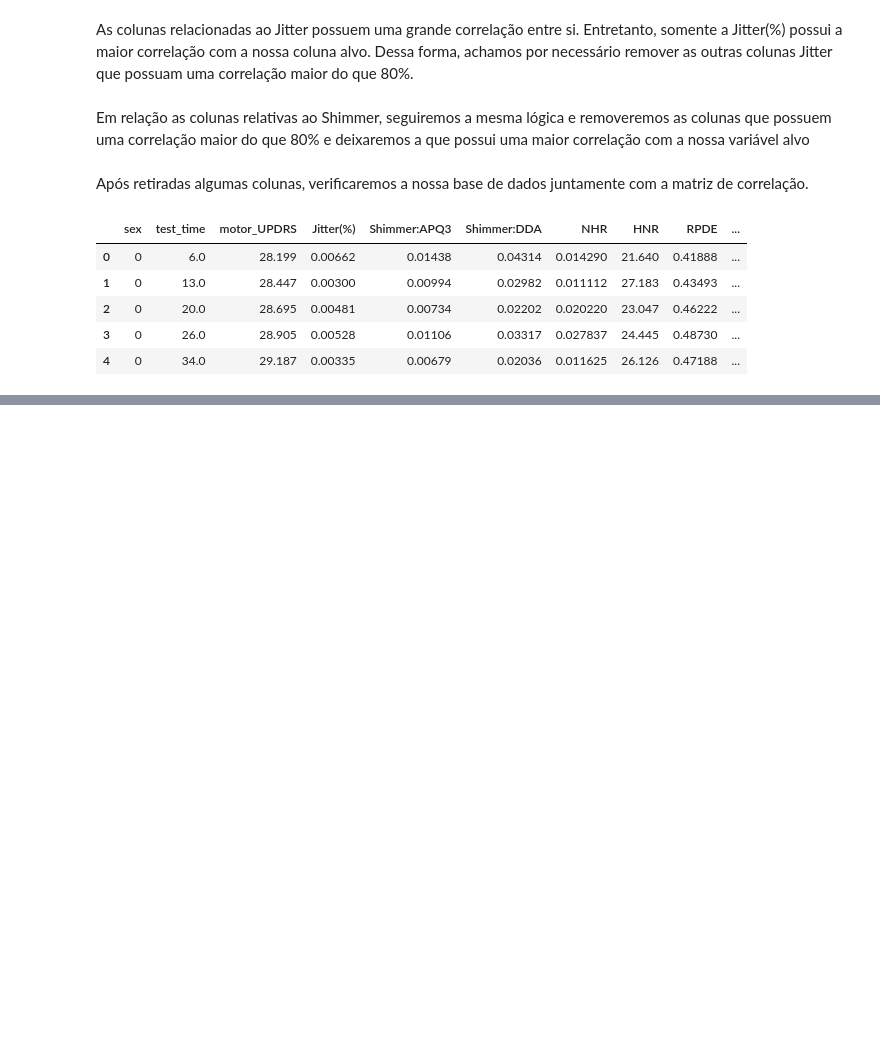
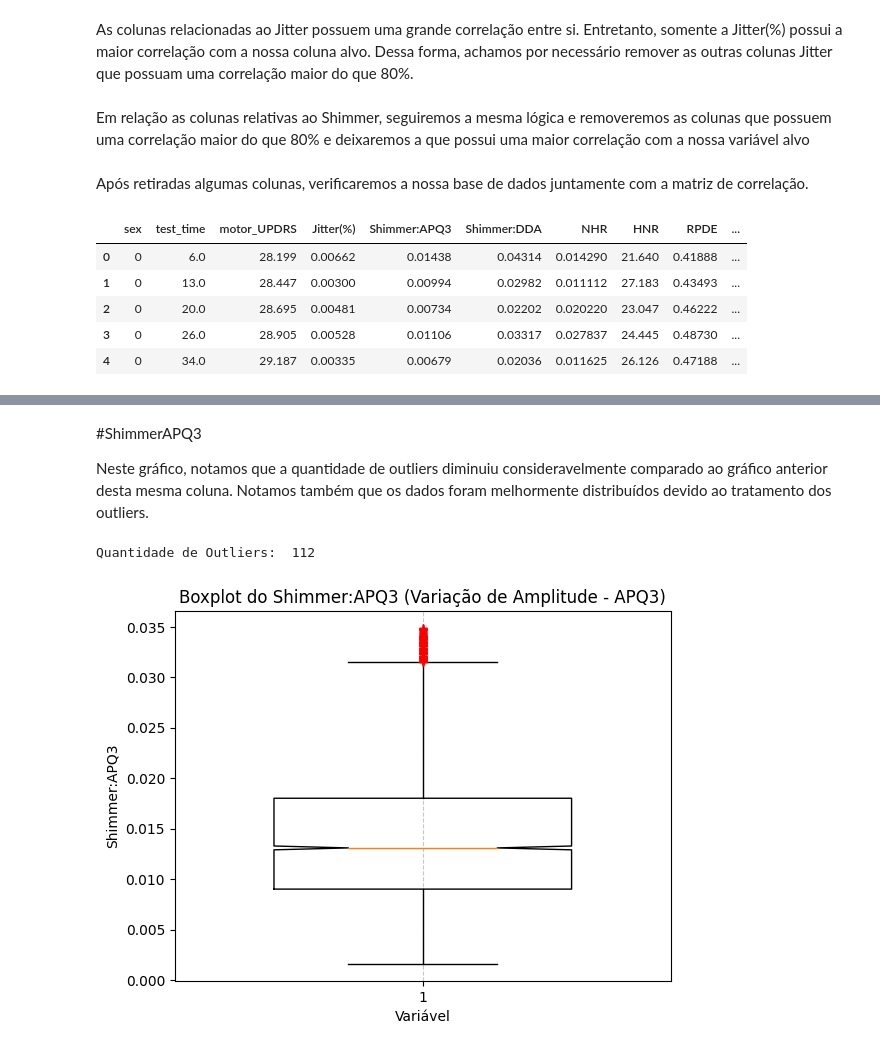
Before and after one commit to KacioSilva/ProjetoAM, a Jupyter notebook: Prova_AM.ipynb, the cells around one changed output, grey strips where cells are left out. Saved outputs shown, nothing was run; the diff lists cells and outputs as text; code cells hidden in the pictures; blank space fills up the shorter version.

```diff
--- a/Prova_AM.ipynb
+++ b/Prova_AM.ipynb
@@ -943,0 +959,18 @@ plt.show()
+# %% [markdown]
+#ShimmerAPQ3
+
+Neste gráfico, notamos que a quantidade de outliers diminuiu consideravelmente comparado ao gráfico anterior desta mesma coluna. Notamos também que os dados foram melhormente distribuídos devido ao tratamento dos outliers.
+# %%
+import matplotlib.pyplot as plt
+
+print("Quantidade de Outliers: ", calcularQTD_outliers('Shimmer:APQ3', df))
+
+plt.boxplot(df['Shimmer:APQ3'], sym='r+', widths=0.6, notch=True)
+plt.title('Boxplot do Shimmer:APQ3 (Variação de Amplitude - APQ3)')
+plt.xlabel('Variável')
+plt.ylabel('Shimmer:APQ3')
+plt.grid(axis='x', linestyle='--', alpha=0.7)
+plt.show()
+# %% [output]
+Quantidade de Outliers:  112
+[figure, added]
```
Also changed, not shown: parts of 39 cells of this notebook.
